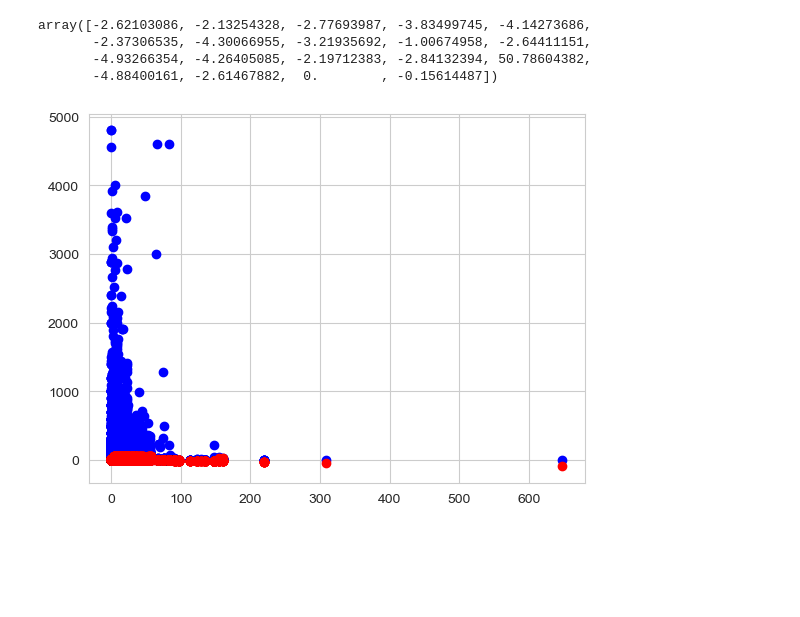
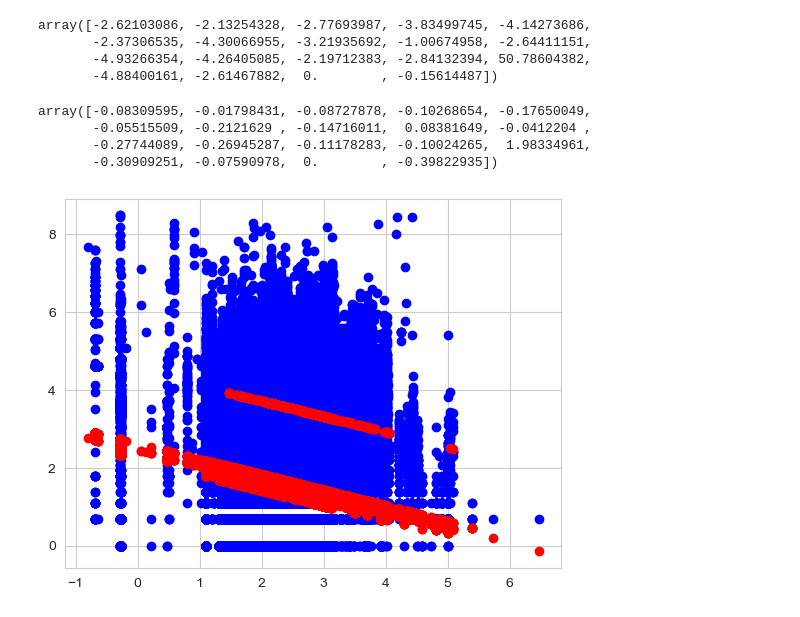
Before and after one commit to ElliotBlackstone/EWinter25_Product_Inventory, a Jupyter notebook: 1_data_clean.ipynb, the cells around one changed output. Cells and saved outputs as stored; diff of their text form; code cells hidden in the pictures; blank space fills up the shorter version.

```diff
--- a/1_data_clean.ipynb
+++ b/1_data_clean.ipynb
@@ -32,6 +32,7 @@ train = train.rename(columns={'Semana': 'Week_num',
 
 # calculate price
 train['Price'] = train['Sales_this_week']/train['Sales_unit_this_week']
+train['log_Price'] = np.log(train['Price'])
 
 # read town/state data and merge with train
 town_state = pd.read_csv('grupo-bimbo-inventory-demand/town_state.csv.zip', compression="zip")
@@ -46,3 +47,6 @@ state_dummies = pd.get_dummies(train['State'], prefix='state')
 train = pd.concat([train, week_dummies], axis=1)
 train = pd.concat([train, state_dummies], axis=1)
 del week_dummies, state_dummies
+
+# dependent variable
+train['log_adjusted_demand'] = np.log(train['Adjusted_demand'] + 1)
@@ -48,0 +61,10 @@ del week_dummies, state_dummies
+# %%
+lr = LinearRegression()
+X = train[['Price']]
+X = X.fillna(0)
+y = train['Adjusted_demand']
+lr.fit(X, y)
+
+preds = lr.predict(X)
+print("Coefficient", lr.coef_ )
+print("Intercept:", lr.intercept_)
@@ -48,0 +81,9 @@ del week_dummies, state_dummies
+# %%
+X = train[['log_Price']]
+X = X.fillna(0)
+y = train['log_adjusted_demand']
+lr.fit(X,y)
+
+preds = lr.predict(X)
+print("Coefficient", lr.coef_ )
+print("Intercept:", lr.intercept_)
@@ -67,10 +114,25 @@ array([-2.62103086, -2.13254328, -2.77693987, -3.83499745, -4.14273686,
        -2.37306535, -4.30066955, -3.21935692, -1.00674958, -2.64411151,
        -4.93266354, -4.26405085, -2.19712383, -2.84132394, 50.78604382,
        -4.88400161, -2.61467882,  0.        , -0.15614487])
+# %%
+state_dummies = [col for col in train.columns if 'state_' in col]
+week_dummies = [col for col in train.columns if 'week_' in col]
+X = train[state_dummies + week_dummies + ['log_Price']]
+X = X.fillna(0)
+y = train['log_adjusted_demand']
+lr.fit(X, y)
+
+preds = lr.predict(X)
+lr.coef_
+# %% [output]
+array([-0.08309595, -0.01798431, -0.08727878, -0.10268654, -0.17650049,
+       -0.05515509, -0.2121629 , -0.14716011,  0.08381649, -0.0412204 ,
+       -0.27744089, -0.26945287, -0.11178283, -0.10024265,  1.98334961,
+       -0.30909251, -0.07590978,  0.        , -0.39822935])
 # %%
-plt.scatter(x = train[['Price']], y = train['Adjusted_demand'], c = 'blue')
-plt.scatter(x = train[['Price']], y = preds, c = 'red')
+plt.scatter(x = train[['log_Price']], y = train['log_adjusted_demand'], c = 'blue')
+plt.scatter(x = train[['log_Price']], y = preds, c = 'red')
 
 plt.show()
 # %% [output]
-[figure, old version]
+[figure, new version]
```
Also changed, not shown: parts of 7 cells of this notebook.
